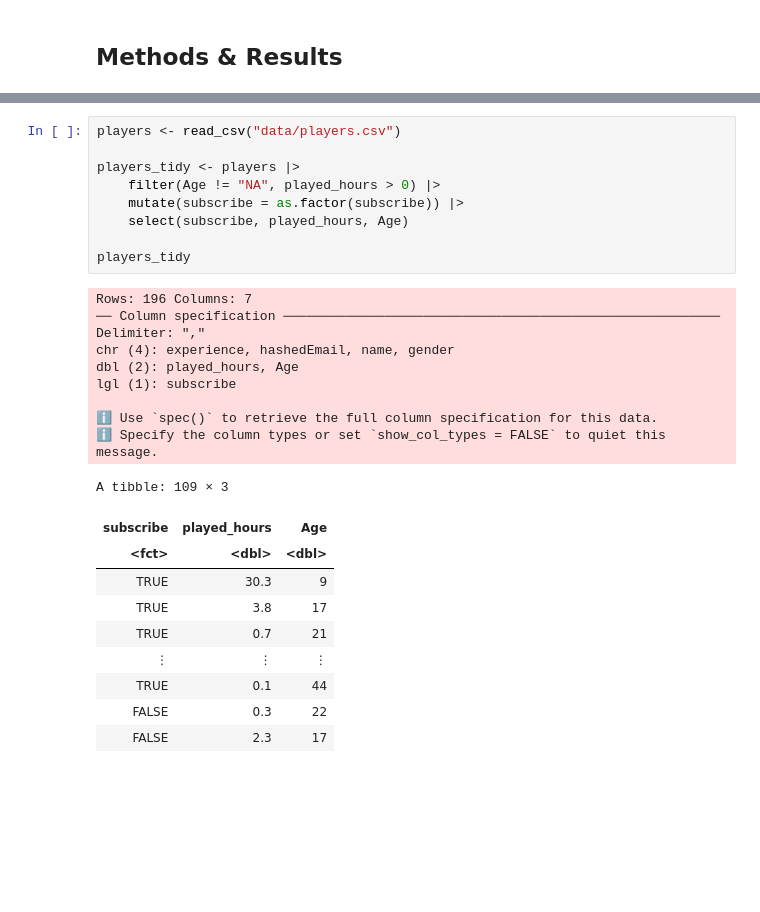
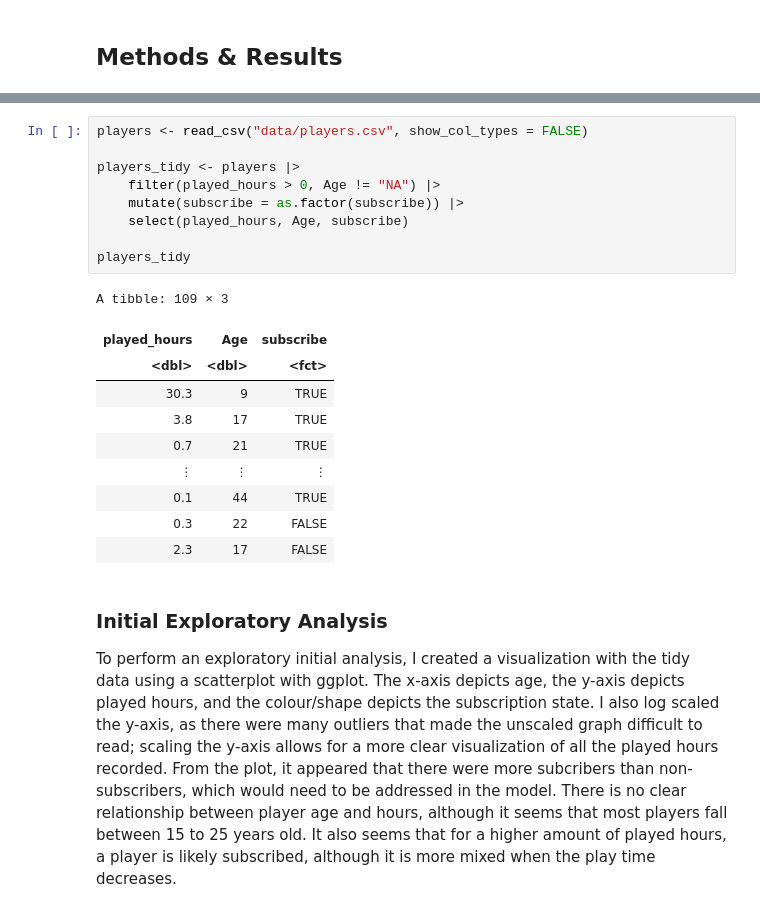
Before and after one commit to shk-am/dsci100-project, a Jupyter notebook: project_report.ipynb, the cells around one changed output, grey strips where cells are left out. Saved outputs shown, nothing was run; the diff lists cells and outputs as text; blank space fills up the shorter version.

Commit message:
Annotated exploratory analysis & tuning

```diff
--- a/project_report.ipynb
+++ b/project_report.ipynb
@@ -52,30 +33,25 @@ options(repr.matrix.max.rows = 6)
-# %%
-players <- read_csv("data/players.csv")
-
-players_tidy <- players |>
-    filter(Age != "NA", played_hours > 0) |>
-    mutate(subscribe = as.factor(subscribe)) |>
-    select(subscribe, played_hours, Age)
-
-players_tidy
-# %% [output]
-Rows: 196 Columns: 7
-── Column specification ────────────────────────────────────────────────────────
-Delimiter: ","
-chr (4): experience, hashedEmail, name, gender
-dbl (2): played_hours, Age
-lgl (1): subscribe
-
-ℹ Use `spec()` to retrieve the full column specification for this data.
-ℹ Specify the column types or set `show_col_types = FALSE` to quiet this message.
-A tibble: 109 × 3
-| subscribe | played_hours | Age |
-| <fct> | <dbl> | <dbl> |
-| TRUE | 30.3 | 9 |
-| TRUE | 3.8 | 17 |
-| TRUE | 0.7 | 21 |
-| ⋮ | ⋮ | ⋮ |
-| TRUE | 0.1 | 44 |
-| FALSE | 0.3 | 22 |
-| FALSE | 2.3 | 17 |
+# %%
+players <- read_csv("data/players.csv", show_col_types = FALSE)
+
+players_tidy <- players |>
+    filter(played_hours > 0, Age != "NA") |>
+    mutate(subscribe = as.factor(subscribe)) |>
+    select(played_hours, Age, subscribe)
+
+players_tidy
+# %% [output]
+A tibble: 109 × 3
+| played_hours | Age | subscribe |
+| <dbl> | <dbl> | <fct> |
+| 30.3 | 9 | TRUE |
+| 3.8 | 17 | TRUE |
+| 0.7 | 21 | TRUE |
+| ⋮ | ⋮ | ⋮ |
+| 0.1 | 44 | TRUE |
+| 0.3 | 22 | FALSE |
+| 2.3 | 17 | FALSE |
+# %% [markdown]
+### Initial Exploratory Analysis
+
+To perform an exploratory initial analysis, I created a visualization with the tidy data using a scatterplot with ggplot. The x-axis depicts age, the y-axis depicts played hours, and the colour/shape depicts the subscription state. I also log scaled the y-axis, as there were many outliers that made the unscaled graph difficult to read; scaling the y-axis allows for a more clear visualization of all the played hours recorded. From the plot, it appeared that there were more subcribers than non-subscribers, which would need to be addressed in the model. There is no clear relationship between player age and hours, although it seems that most players fall between 15 to 25 years old. It also seems that for a higher amount of played hours, a player is likely subscribed, although it is more mixed when the play time decreases.
 # %%
```
Also changed, not shown: parts of 8 cells of this notebook.
